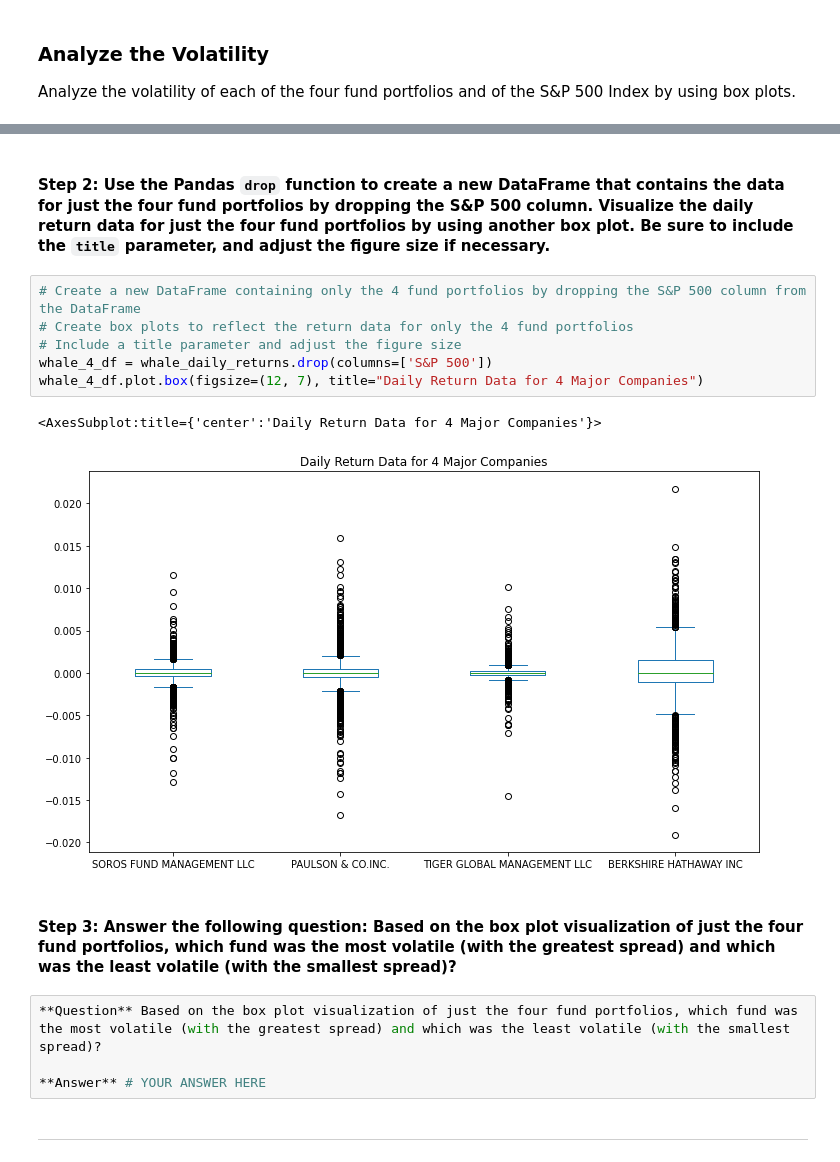
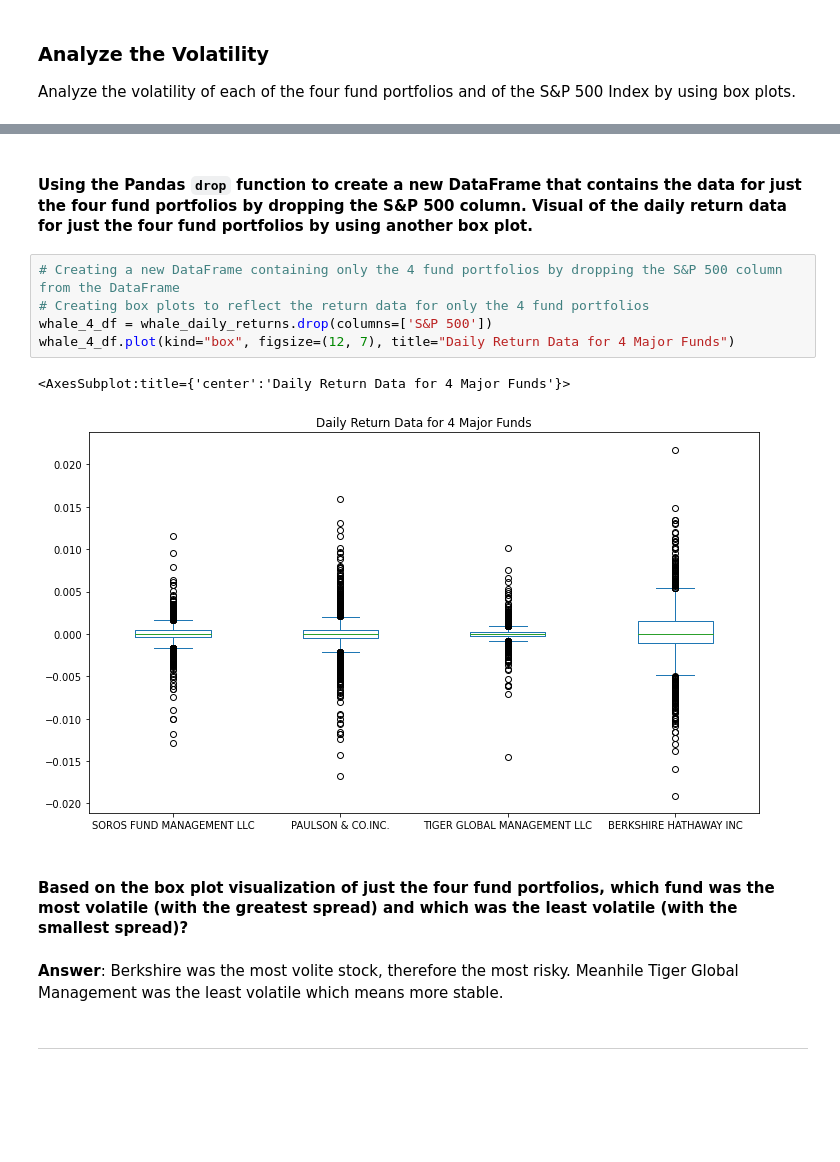
Before and after one commit to agnesmaria1/Risk-and-Return-Analysis, a Jupyter notebook: Risk Return Analysis/risk_return_analysis.ipynb, the cells around one changed output, grey strips where cells are left out. Cells and saved outputs as stored; diff of their text form; blank space fills up the shorter version.

```diff
--- a/Risk Return Analysis/risk_return_analysis.ipynb
+++ b/Risk Return Analysis/risk_return_analysis.ipynb
@@ -199,22 +103,19 @@ whale_daily_returns.plot.box(figsize=(15, 7), title="Daily Return Data")
 <AxesSubplot:title={'center':'Daily Return Data'}>
 [figure]
 # %% [markdown]
-#### Step 2: Use the Pandas `drop` function to create a new DataFrame that contains the data for just the four fund portfolios by dropping the S&P 500 column. Visualize the daily return data for just the four fund portfolios by using another box plot. Be sure to include the `title` parameter, and adjust the figure size if necessary.
+#### Using the Pandas `drop` function to create a new DataFrame that contains the data for just the four fund portfolios by dropping the S&P 500 column. Visual of the daily return data for just the four fund portfolios by using another box plot.
 # %%
-# Create a new DataFrame containing only the 4 fund portfolios by dropping the S&P 500 column from the DataFrame
-# Create box plots to reflect the return data for only the 4 fund portfolios
-# Include a title parameter and adjust the figure size
+# Creating a new DataFrame containing only the 4 fund portfolios by dropping the S&P 500 column from the DataFrame
+# Creating box plots to reflect the return data for only the 4 fund portfolios
 whale_4_df = whale_daily_returns.drop(columns=['S&P 500'])
-whale_4_df.plot.box(figsize=(12, 7), title="Daily Return Data for 4 Major Companies")
+whale_4_df.plot(kind="box", figsize=(12, 7), title="Daily Return Data for 4 Major Funds")
 # %% [output]
-<AxesSubplot:title={'center':'Daily Return Data for 4 Major Companies'}>
+<AxesSubplot:title={'center':'Daily Return Data for 4 Major Funds'}>
-[figure, old version]
+[figure, new version]
 # %% [markdown]
-#### Step 3: Answer the following question: Based on the box plot visualization of just the four fund portfolios, which fund was the most volatile (with the greatest spread) and which was the least volatile (with the smallest spread)?
+#### Based on the box plot visualization of just the four fund portfolios, which fund was the most volatile (with the greatest spread) and which was the least volatile (with the smallest spread)?
-# %%
-**Question** Based on the box plot visualization of just the four fund portfolios, which fund was the most volatile (with the greatest spread) and which was the least volatile (with the smallest spread)?
-
-**Answer** # YOUR ANSWER HERE
+# %% [markdown]
+**Answer**: Berkshire was the most volite stock, therefore the most risky. Meanhile Tiger Global Management was the least volatile which means more stable.
 # %% [markdown]
 ---
 # %% [markdown]
```
Also changed, not shown: parts of 42 cells of this notebook.
